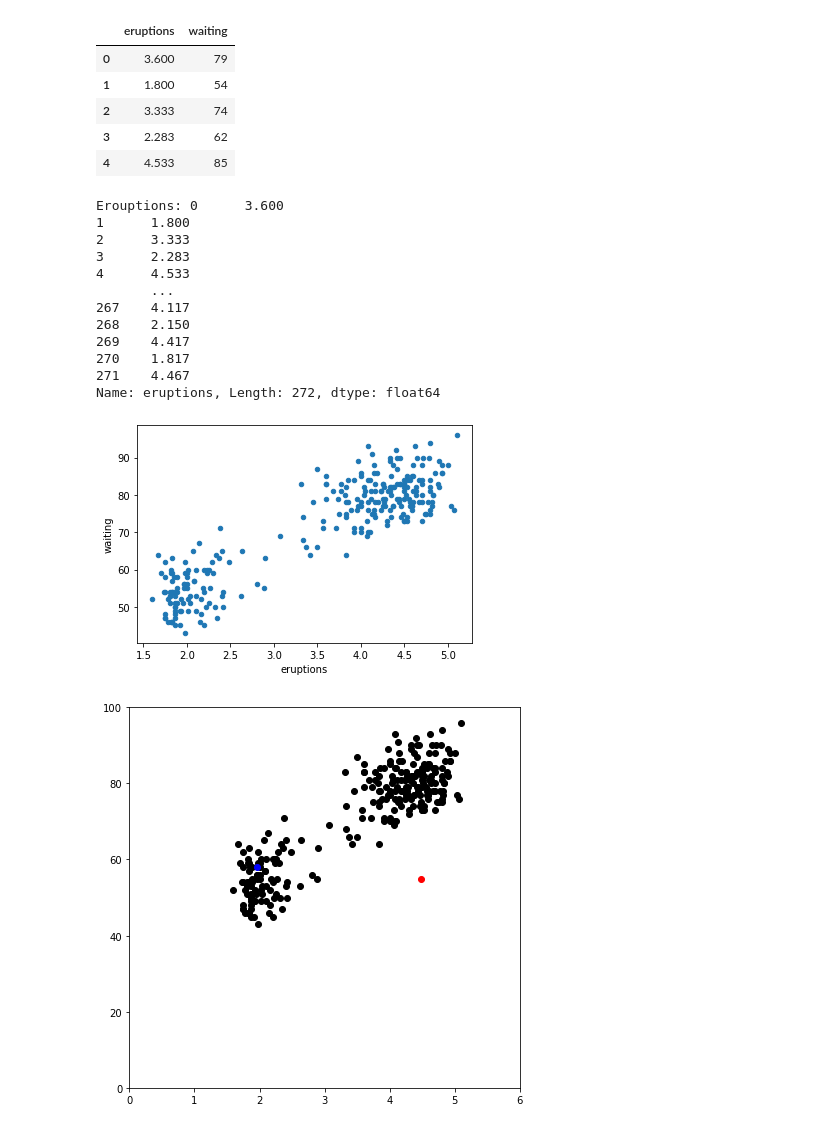
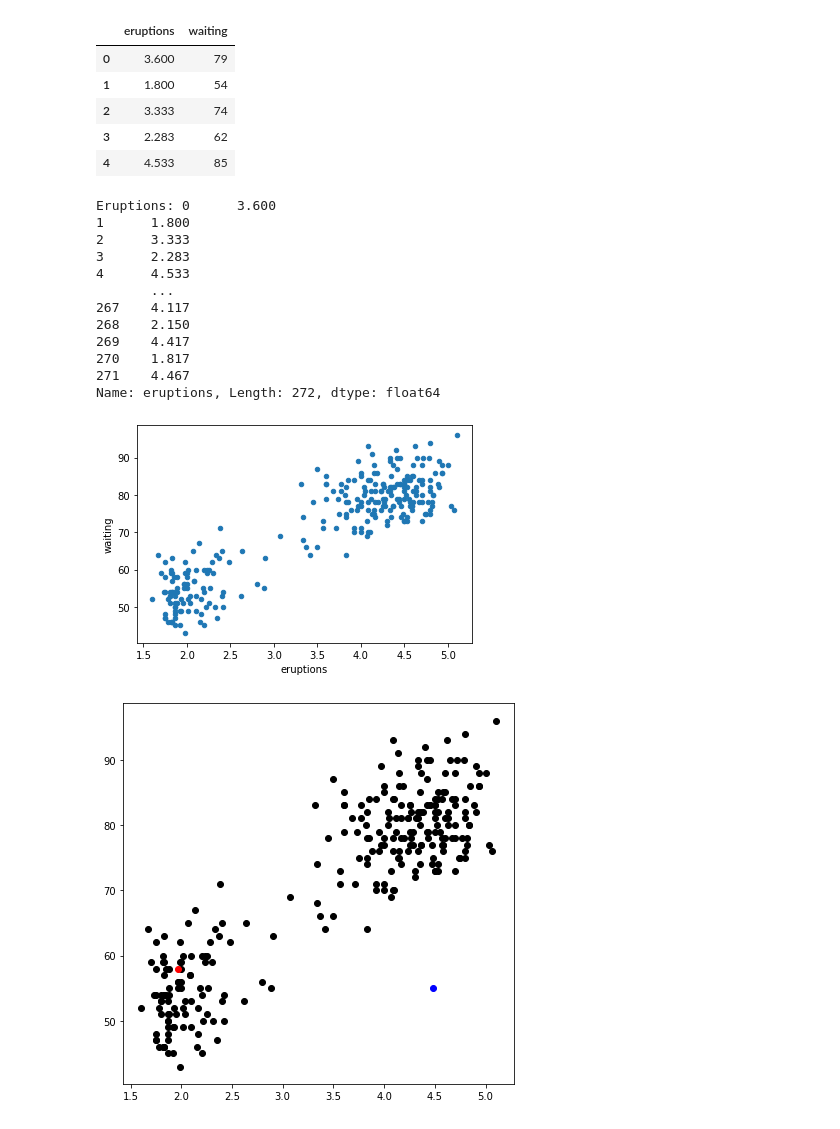
Before and after one commit to divyanx/Machine-Learning-Tasks, a Jupyter notebook: Assignment-02/q1.ipynb, the cells around one changed output. Cells and saved outputs as stored; diff of their text form; code cells hidden in the pictures.

```diff
--- a/Assignment-02/q1.ipynb
+++ b/Assignment-02/q1.ipynb
@@ -23,38 +23,37 @@ df.head()
 np.random.seed(20)
 k = 2
 x = df['eruptions']
 y = df['waiting']
 # Centroids[i] = [x,y]
 centroids = {
     i+1: [x[np.random.randint(0,271)],y[np.random.randint(0,271)]]
     for i in range(k)
 }
 df.plot(kind='scatter',x='eruptions',y='waiting')
 
 print("Eruptions:",x)
 fig = plt.figure(figsize = (7,7))
 plt.scatter(df['eruptions'],df['waiting'],color='k')
-colmap = {1:'r',2:'b'}
+colmap = {1:'b',2:'r'}
 for i in centroids.keys():
     plt.scatter(*centroids[i],color = colmap[i])
-plt.xlim(0,6)
-plt.ylim(0,100)
+
 plt.show()
 # %% [output]
-Erouptions: 0      3.600
+Eruptions: 0      3.600
 1      1.800
 2      3.333
 3      2.283
 4      4.533
        ...
 267    4.117
 268    2.150
 269    4.417
 270    1.817
 271    4.467
 Name: eruptions, Length: 272, dtype: float64
 [figure]
-[figure, old version]
+[figure, new version]
 # %%
 # Assigning clusters to points
 def allot(df,centroids):
```
Also changed, not shown: parts of 5 cells of this notebook.
